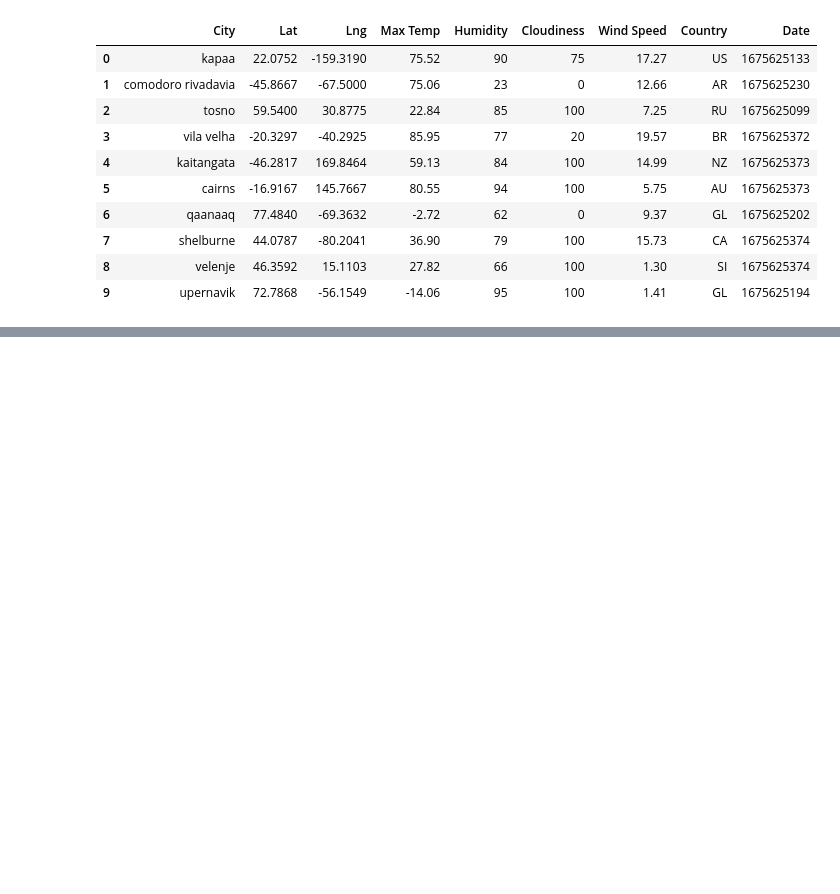
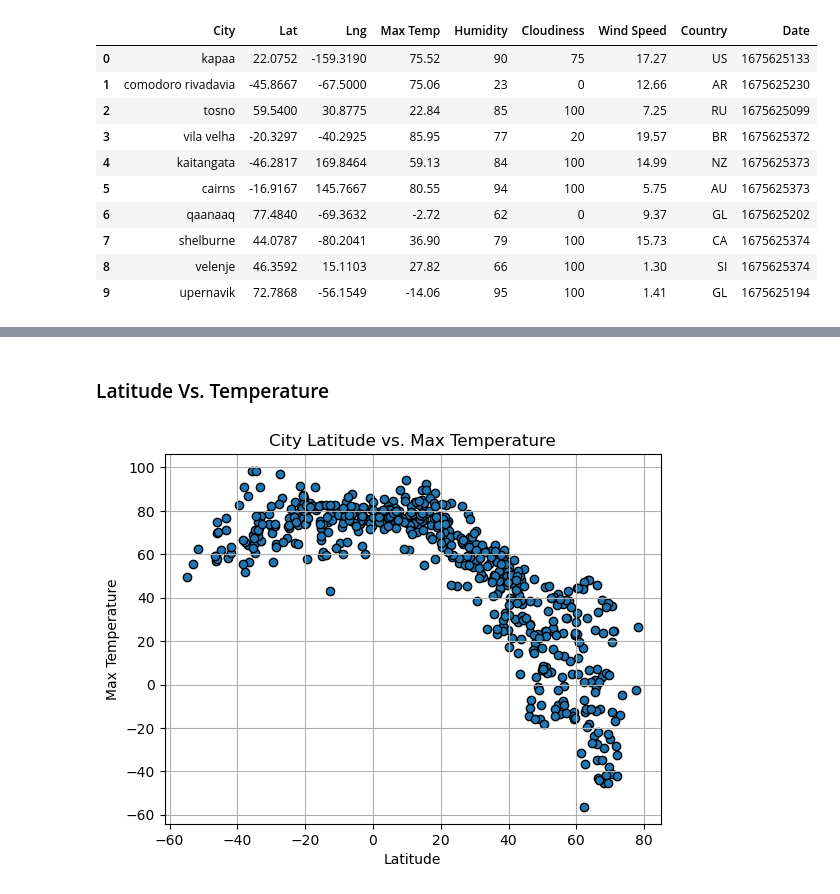
Before and after one commit to emilyneaville/python-api-challenge, a Jupyter notebook: WeatherPy/WeatherPy.ipynb, the cells around one changed output, grey strips where cells are left out. Cells and saved outputs as stored; diff of their text form; code cells hidden in the pictures; blank space fills up the shorter version.

Commit message:
Added all scatterplots and linear regressions

```diff
--- a/WeatherPy/WeatherPy.ipynb
+++ b/WeatherPy/WeatherPy.ipynb
@@ -181,3 +183,22 @@ city_data_df.head()
 | 2 | tosno | 59.5400 | 30.8775 | 22.84 | 85 | 100 | 7.25 | RU | 1675625099 |
 | 3 | vila velha | -20.3297 | -40.2925 | 85.95 | 77 | 20 | 19.57 | BR | 1675625372 |
 | 4 | kaitangata | -46.2817 | 169.8464 | 59.13 | 84 | 100 | 14.99 | NZ | 1675625373 |
+# %% [markdown]
+### Latitude Vs. Temperature
+# %%
+# Scatter plot for latitude vs. temperature
+plt.scatter(city_data_df['Lat'],city_data_df['Max Temp'], marker='o', edgecolors='black')
+
+# Other graph properties
+plt.title('City Latitude vs. Max Temperature')
+plt.xlabel('Latitude')
+plt.ylabel('Max Temperature')
+plt.grid()
+
+# Save the figure
+plt.savefig("output_data/MaxTemp_Scatter.png")
+
+# Show plot
+plt.show()
+# %% [output]
+[figure, added]
```
Also changed, not shown: parts of 18 cells of this notebook.
